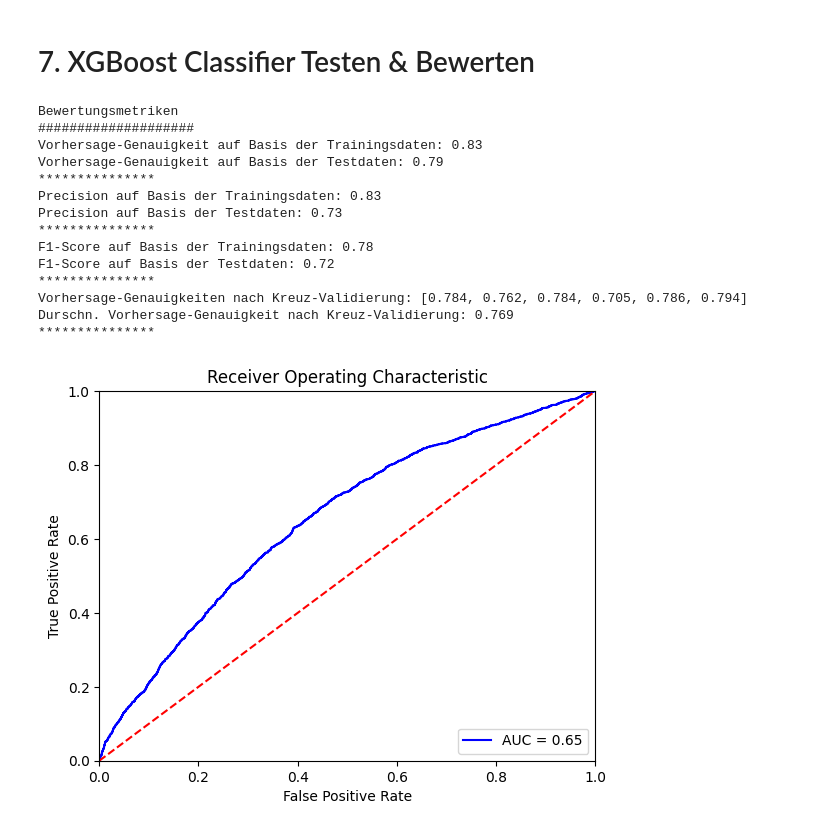
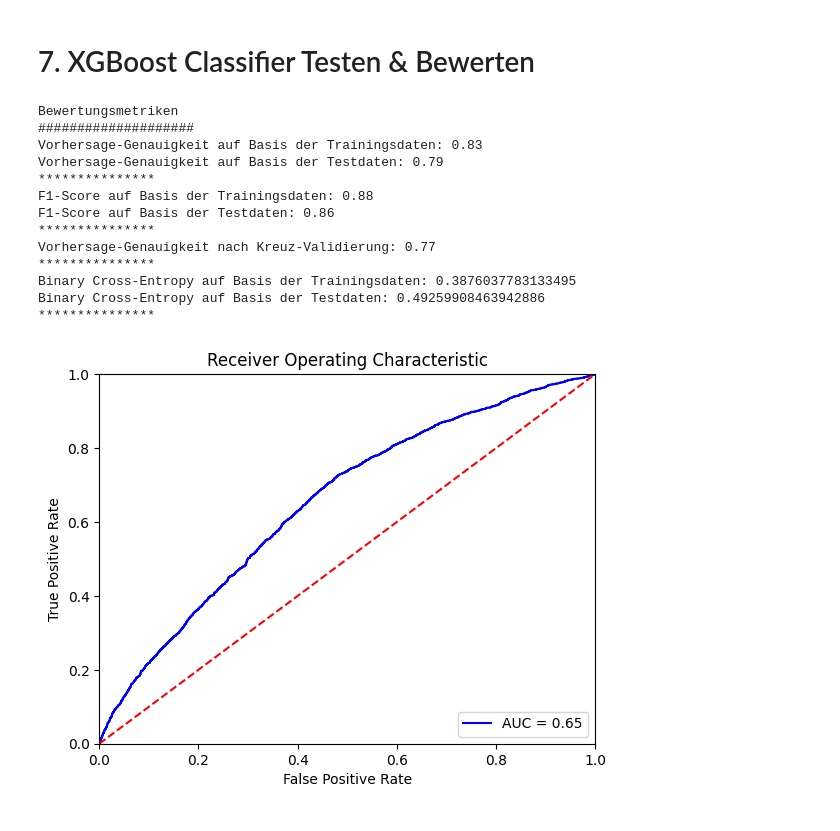
Before and after one commit to sebastianiu/Prognosemodell_Online_Kreditzahlungsverkehr, a Jupyter notebook: models/dev/model_evaluation.ipynb, the cells around one changed output. Cells and saved outputs as stored; diff of their text form; code cells hidden in the pictures.

```diff
--- a/models/dev/model_evaluation.ipynb
+++ b/models/dev/model_evaluation.ipynb
@@ -18,7 +18,7 @@ from sklearn import datasets
 from sklearn.datasets import make_classification
 from sklearn.model_selection import RandomizedSearchCV, train_test_split
 from scipy.stats import randint
-from sklearn.metrics import  precision_score,roc_curve,auc,accuracy_score, confusion_matrix, precision_score, recall_score, ConfusionMatrixDisplay, f1_score
+from sklearn.metrics import  roc_curve,auc,accuracy_score, confusion_matrix, f1_score,log_loss
 import plotly.express as px
 from plotly.subplots import make_subplots
 import plotly.graph_objects as go
@@ -107,25 +107,24 @@ def Model_Bewertung(model,x_train, y_train,x_test, y_test,X,Y):
     new = round(value,3)
     cross_validation.append(new)
 
+  #Vorhersagen für Bewertung erzeugen
+  y_train_pred = model.predict(x_train)
+  y_test_pred = model.predict(x_test)
 
   print('Bewertungsmetriken')
   print('#'*20)
-  print(f"Vorhersage-Genauigkeit auf Basis der Trainingsdaten: {round(model.score(x_train, y_train),2)}")
-  print(f"Vorhersage-Genauigkeit auf Basis der Testdaten: {round(model.score(x_test, y_test),2)}")
+  print(f"Vorhersage-Genauigkeit auf Basis der Trainingsdaten: {round(accuracy_score(y_train, y_train_pred),2)}")
+  print(f"Vorhersage-Genauigkeit auf Basis der Testdaten: {round(accuracy_score(y_test, y_test_pred),2)}")
   print('*'*15)
-  precision_train = round(precision_score(y_train,model.predict(x_train),zero_division=1.0,average='weighted'),2)
-  precision_test = round(precision_score(y_test,model.predict(x_test),zero_division=1.0,average='weighted'),2)
-  print(f"Precision auf Basis der Trainingsdaten: {precision_train}")
-  print(f"Precision auf Basis der Testdaten: {precision_test}")
-  print('*'*15)
-  f1_score_train = round(f1_score(y_train,model.predict(x_train),zero_division=1.0,average='weighted'),2)
-  f1_score_test = round(f1_score(y_test,model.predict(x_test),zero_division=1.0,average='weighted'),2)
+  f1_score_train = round(f1_score(y_train_pred,y_train,zero_division=1.0,average='weighted'),2)
+  f1_score_test = round(f1_score(y_test_pred,y_test,zero_division=1.0,average='weighted'),2)
   print(f"F1-Score auf Basis der Trainingsdaten: {f1_score_train}")
   print(f"F1-Score auf Basis der Testdaten: {f1_score_test}")
   print('*'*15)
-  print(f"Vorhersage-Genauigkeiten nach Kreuz-Validierung: {cross_validation}")
-  print(f"Durschn. Vorhersage-Genauigkeit nach Kreuz-Validierung: {round(sum(cross_validation)/len(cross_validation),3)}")
-
+  print(f"Vorhersage-Genauigkeit nach Kreuz-Validierung: {round(sum(cross_validation)/len(cross_validation),2)}")
+  print('*'*15)
+  print(f"Binary Cross-Entropy auf Basis der Trainingsdaten: {log_loss(y_train, model.predict_proba(x_train))}")
+  print(f"Binary Cross-Entropy auf Basis der Testdaten: {log_loss(y_test, model.predict_proba(x_test))}")
   print('*'*15)
 
 # Datenaufbereitung
@@ -261,11 +257,9 @@ Durschn. Vorhersage-Genauigkeit nach Kreuz-Validierung: 0.76
 # %%
-from sklearn.pipeline import make_pipeline
-from sklearn.preprocessing import StandardScaler
-from sklearn.svm import SVC
+from sklearn.tree import DecisionTreeClassifier
 
-SVC = SVC()
-SVC.fit(x_train, y_train)
+DTC = DecisionTreeClassifier()
+DTC.fit(x_train, y_train)
 
-Model_Bewertung(SVC,x_train, y_train,x_test, y_test,X,Y)
-Visualisierung_AUC(SVC,x_test,y_test)
-Visualisierung_Class_Errors(SVC,x_test,y_test)
+Model_Bewertung(DTC,x_train, y_train,x_test, y_test,X,Y)
+Visualisierung_AUC(DTC,x_test,y_test)
+Visualisierung_Class_Errors(DTC,x_test,y_test)
@@ -274,32 +284,28 @@ Visualisierung_Class_Errors(SVC,x_test,y_test)
 # %%
 from xgboost import XGBClassifier
 from sklearn.metrics import accuracy_score, precision_score, recall_score, f1_score
 
 # Modell erstellen und trainieren
 xgb = XGBClassifier()
 xgb.fit(x_train, y_train)
 
-# Vorhersagen für Testdaten
-y_pred = xgb.predict(x_test)
-
 # Metriken berechnen
 Model_Bewertung(xgb,x_train, y_train,x_test, y_test,X,Y)
 Visualisierung_AUC(xgb,x_test,y_test)
 Visualisierung_Class_Errors(xgb,x_test,y_test)
 # %% [output]
 Bewertungsmetriken
 ####################
 Vorhersage-Genauigkeit auf Basis der Trainingsdaten: 0.83
 Vorhersage-Genauigkeit auf Basis der Testdaten: 0.79
 ***************
-Precision auf Basis der Trainingsdaten: 0.83
-Precision auf Basis der Testdaten: 0.73
+F1-Score auf Basis der Trainingsdaten: 0.88
+F1-Score auf Basis der Testdaten: 0.86
 ***************
-F1-Score auf Basis der Trainingsdaten: 0.78
-F1-Score auf Basis der Testdaten: 0.72
+Vorhersage-Genauigkeit nach Kreuz-Validierung: 0.77
 ***************
-Vorhersage-Genauigkeiten nach Kreuz-Validierung: [0.784, 0.762, 0.784, 0.705, 0.786, 0.794]
-Durschn. Vorhersage-Genauigkeit nach Kreuz-Validierung: 0.769
+Binary Cross-Entropy auf Basis der Trainingsdaten: 0.3876037783133495
+Binary Cross-Entropy auf Basis der Testdaten: 0.49259908463942886
 ***************
-[figure, old version]
+[figure, new version]
 [interactive output not drawn]
```
Also changed, not shown: parts of 6 cells of this notebook.
